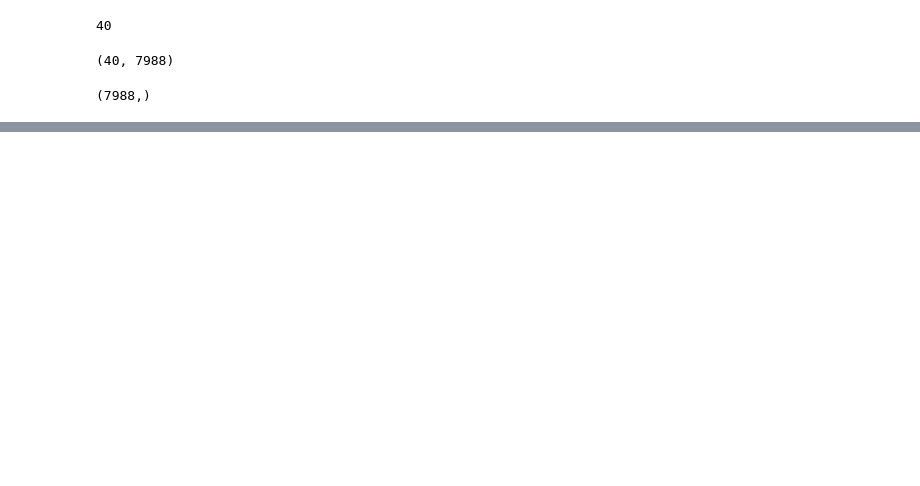
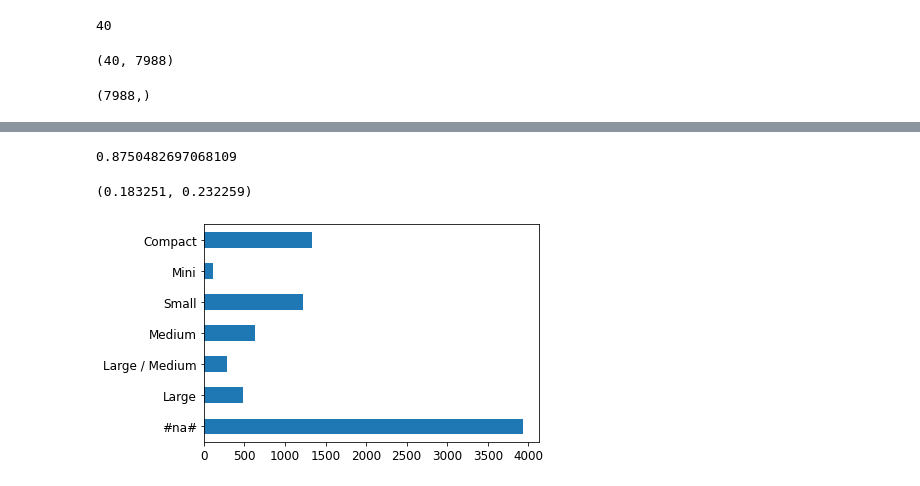
Before and after one commit to aidiary/fastbook, a Jupyter notebook: myworks/Chapter9.ipynb, the cells around one changed output, grey strips where cells are left out. Cells and saved outputs as stored; diff of their text form; code cells hidden in the pictures; blank space fills up the shorter version.

```diff
--- a/myworks/Chapter9.ipynb
+++ b/myworks/Chapter9.ipynb
@@ -359,0 +476,5 @@ r_mse(m.oob_prediction_, y)
+# %%
+to_drop = ['saleYear', 'ProductGroupDesc', 'fiBaseModel', 'Grouser_Tracks']
+get_oob(xs_imp.drop(to_drop, axis=1))
+# %% [output]
+0.8750482697068109
@@ -359,0 +487,14 @@ r_mse(m.oob_prediction_, y)
+# %%
+xs_final = load_pickle(path / 'xs_final.pkl')
+valid_xs_final = load_pickle(path / 'valid_xs_final.pkl')
+# %%
+m = rf(xs_final, y)
+m_rmse(m, xs_final, y), m_rmse(m, valid_xs_final, valid_y)
+# %% [output]
+(0.183251, 0.232259)
+# %%
+p = valid_xs_final['ProductSize'].value_counts(sort=False).plot.barh()
+c = to.classes['ProductSize']
+plt.yticks(range(len(c)), c);
+# %% [output]
+[figure, added]
```
Also changed, not shown: parts of 86 cells of this notebook.
